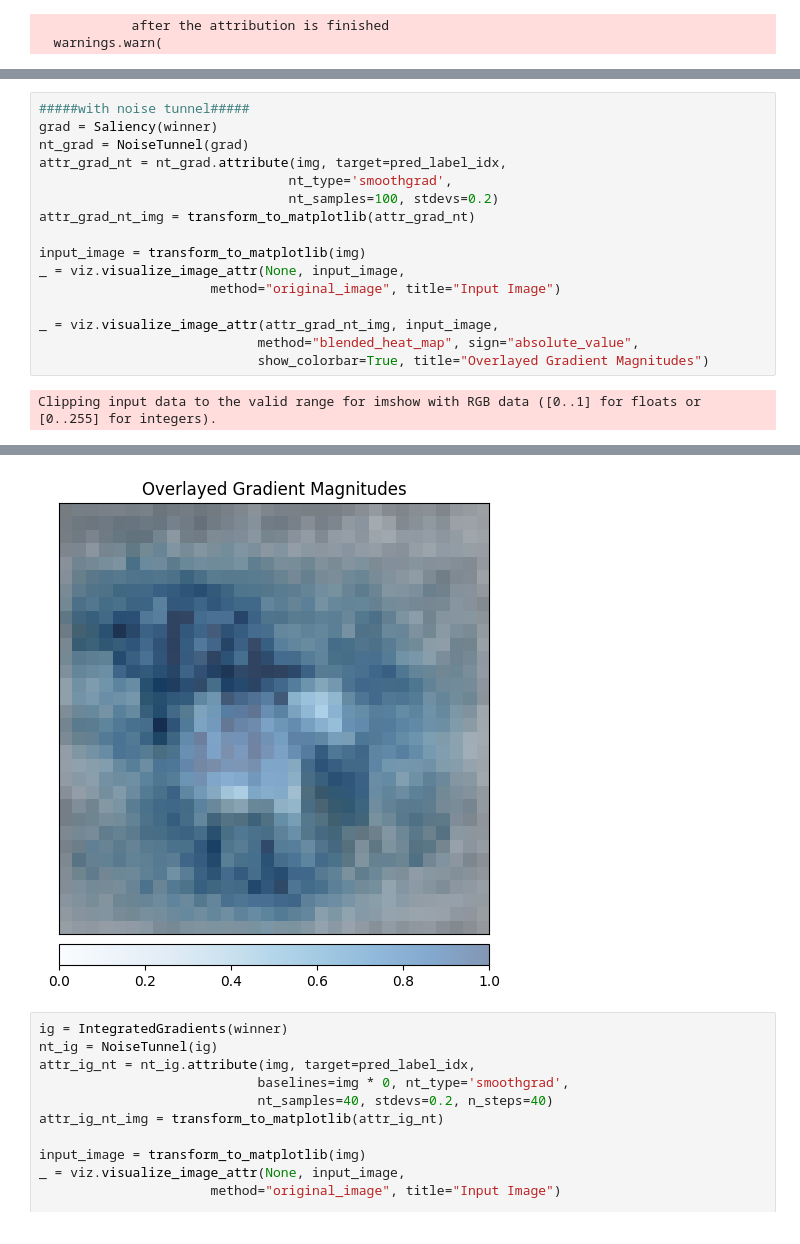
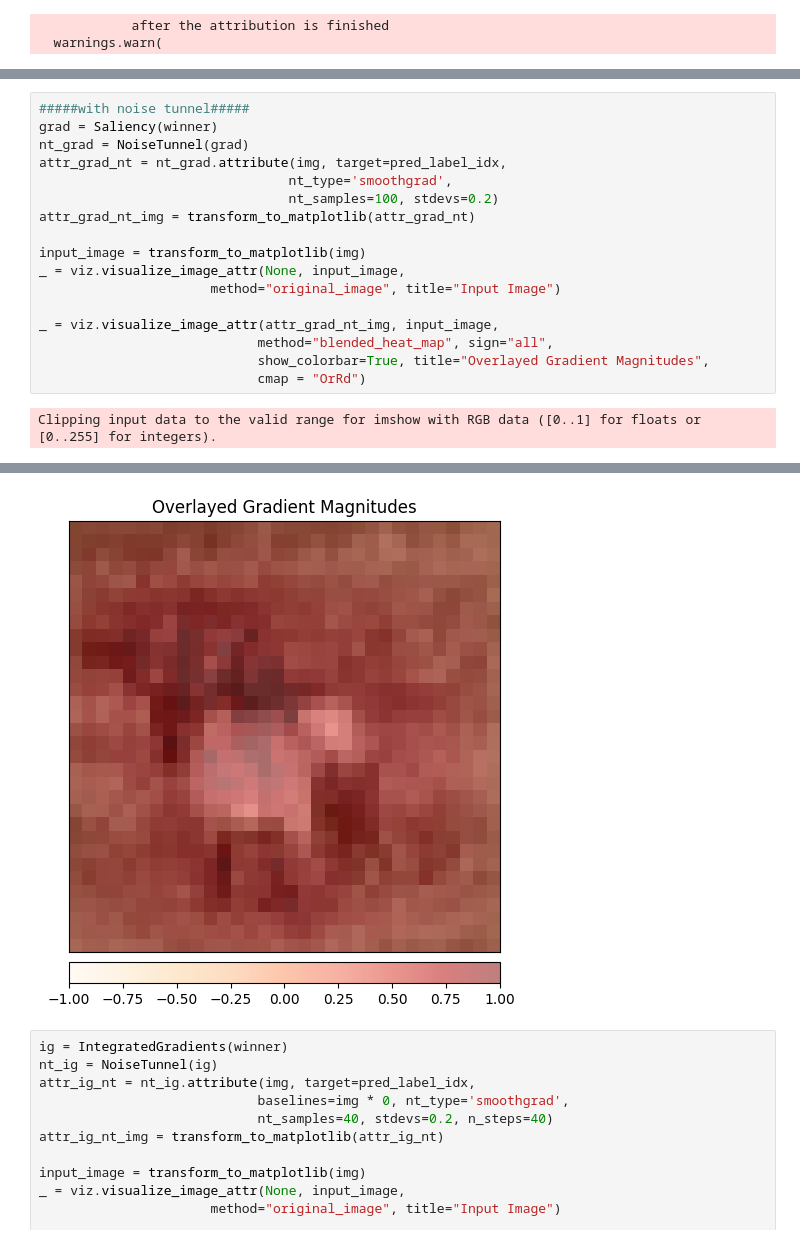
Before and after one commit to Newida/LTHandRashomon, a Jupyter notebook: test.ipynb, the cells around one changed output, grey strips where cells are left out. Saved outputs shown, nothing was run; the diff lists cells and outputs as text.

```diff
--- a/test.ipynb
+++ b/test.ipynb
@@ -150,23 +158,24 @@ Clipping input data to the valid range for imshow with RGB data ([0..1] for floa
 # %%
 #####with noise tunnel#####
 grad = Saliency(winner)
 nt_grad = NoiseTunnel(grad)
 attr_grad_nt = nt_grad.attribute(img, target=pred_label_idx,
                                 nt_type='smoothgrad',
                                 nt_samples=100, stdevs=0.2)
 attr_grad_nt_img = transform_to_matplotlib(attr_grad_nt)
 
 input_image = transform_to_matplotlib(img)
 _ = viz.visualize_image_attr(None, input_image,
                       method="original_image", title="Input Image")
 
 _ = viz.visualize_image_attr(attr_grad_nt_img, input_image,
-                            method="blended_heat_map", sign="absolute_value",
-                            show_colorbar=True, title="Overlayed Gradient Magnitudes")
+                            method="blended_heat_map", sign="all",
+                            show_colorbar=True, title="Overlayed Gradient Magnitudes",
+                            cmap = "OrRd")
 # %% [output]
 Clipping input data to the valid range for imshow with RGB data ([0..1] for floats or [0..255] for integers).
 [figure]
-[figure, old version]
+[figure, new version]
 # %%
 ig = IntegratedGradients(winner)
 nt_ig = NoiseTunnel(ig)
```
Also changed, not shown: parts of 1 cell of this notebook, 2 other files.
